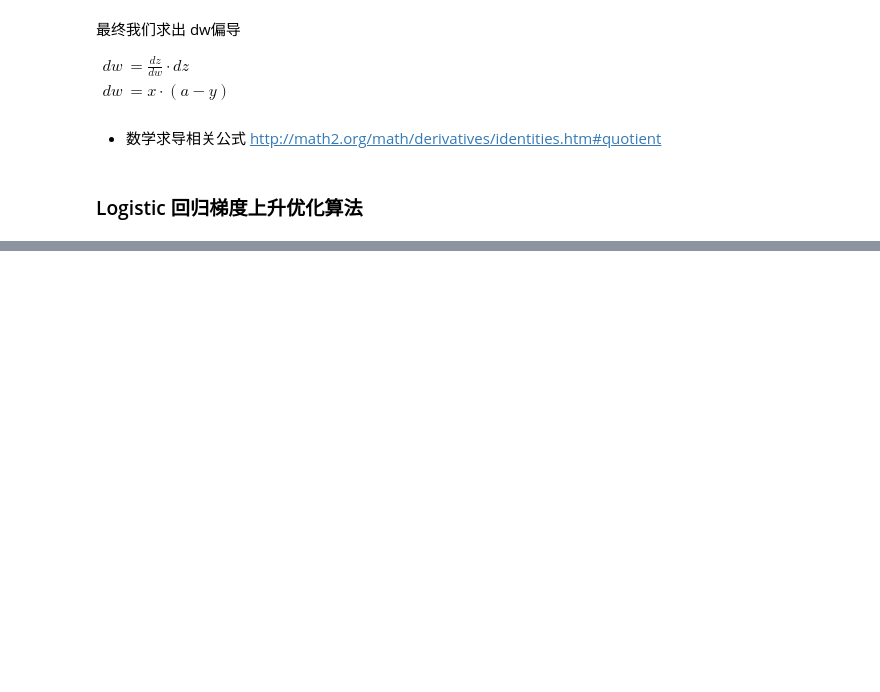
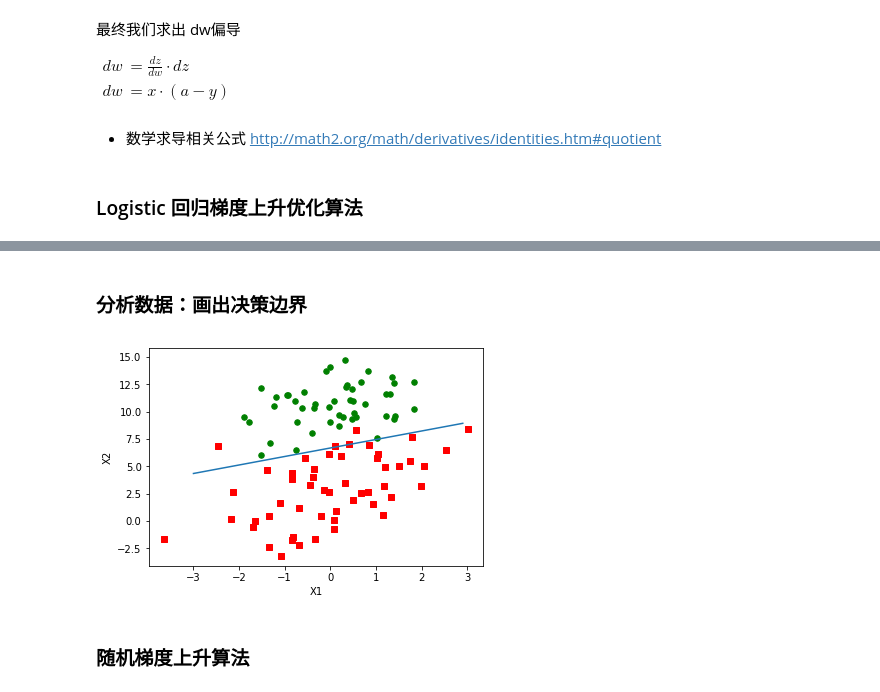
Before and after one commit to l1905/ml_learning_in_action, a Jupyter notebook: logistic_ch05/logistic.ipynb, the cells around one changed output, grey strips where cells are left out. Saved outputs shown, nothing was run; the diff lists cells and outputs as text; code cells hidden in the pictures; blank space fills up the shorter version.

```diff
--- a/logistic_ch05/logistic.ipynb
+++ b/logistic_ch05/logistic.ipynb
@@ -117,0 +113,39 @@ def loadDataSet():
+# %%
+from numpy import *
+#加载数据和标签
+def loadDataSet():
+    dataMat = []
+    labelMat = []
+    fr = open('testSet.txt')
+    for line in fr.readlines():
+        lineArr = line.strip().split()
+        dataMat.append([1.0, float(lineArr[0]), float(lineArr[1])])
+        labelMat.append(int(lineArr[2]))
+    return dataMat, labelMat
+
+def sigmoid(intX):
+    return 1.0/(1+exp(-intX))
+
+def gradAscent(dataMatIn, classLables):
+    dataMatrix = mat(dataMatIn)
+    labelMat = mat(classLables).transpose()
+    m,n = shape(dataMatrix)
+    #print(n)
+    #初始化相关参数
+    alpha = 0.001
+    maxCycles = 500
+    weights = ones([n, 1])
+    for k in range(maxCycles):
+        #a = dataMatrix * weights
+#         print(dataMatrix.shape)
+#         print(weights.shape)
+        #print(a.shape)
+        #dataMatrix 100*3, weights 3*1, h 100*1, error 100*1, weights 3*1
+
+        h = sigmoid(dataMatrix * weights)
+        error = (labelMat - h)
+        weights = weights + alpha * dataMatrix.transpose()*error # 用之前推导的公式加深理解
+    return weights
+# %%
+#获取数据集合
+dataArr, labelMat = loadDataSet()
@@ -117,0 +177,2 @@ def loadDataSet():
+# %% [markdown]
+### 分析数据：画出决策边界
@@ -117,0 +237,8 @@ def loadDataSet():
+# %%
+weights = gradAscent(dataArr, labelMat)
+# %%
+plotBestFit(weights)
+# %% [output]
+[figure, added]
+# %% [markdown]
+### 随机梯度上升算法
```
Also changed, not shown: parts of 8 cells of this notebook, 3 other files.
